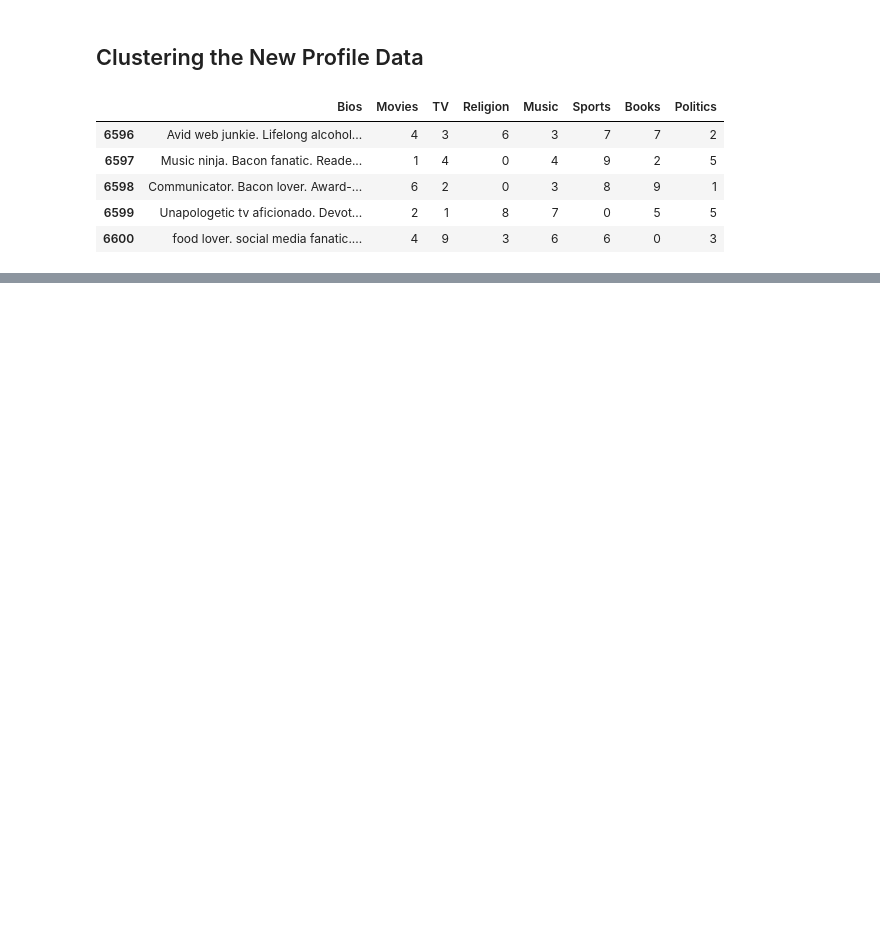
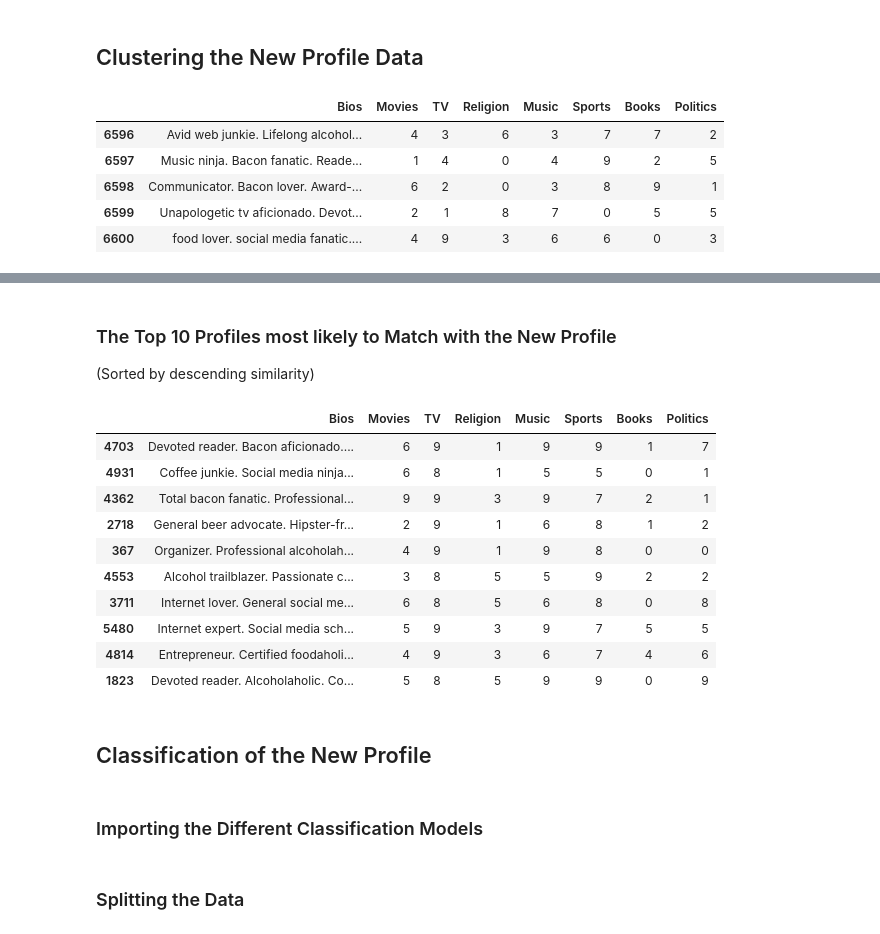
Before and after one commit to marcosan93/AI-Matchmaker, a Jupyter notebook: Adding-New-Dating-Profile.ipynb, the cells around one changed output, grey strips where cells are left out. Cells and saved outputs as stored; diff of their text form; code cells hidden in the pictures; blank space fills up the shorter version.

```diff
--- a/Adding-New-Dating-Profile.ipynb
+++ b/Adding-New-Dating-Profile.ipynb
@@ -103,0 +293,9 @@ new_cluster.tail()
+# %%
+# Fitting the vectorizer to the Bios
+cluster_x = vectorizer.fit_transform(profile_df['Bios'])
+
+# Creating a new DF that contains the vectorized words
+cluster_v = pd.DataFrame(cluster_x.toarray(), index=profile_df.index, columns=vectorizer.get_feature_names())
+
+# Joining the Vectorized DF to the previous DF
+profile_df = profile_df.join(cluster_v).drop('Bios', axis=1)
@@ -103,0 +304,30 @@ new_cluster.tail()
+# %%
+# Trasnposing the DF so that we are correlating with the index(users) and finding the correlation
+corr = profile_df.T.corr()
+
+# Finding the Top 10 similar or correlated users to the new user
+user_n = new_profile.index[0]
+
+# Creating a DF with the Top 10 most similar profiles
+top_10_sim = corr[[user_n]].sort_values(by=[user_n],axis=0, ascending=False)[1:11]
+# %% [markdown]
+### The Top 10 Profiles most likely to Match with the New Profile
+(Sorted by descending similarity)
+# %%
+raw_df.loc[top_10_sim.index]
+# %% [output]
+|  | Bios | Movies | TV | Religion | Music | Sports | Books | Politics |
+| 4703 | Devoted reader. Bacon aficionado.... | 6 | 9 | 1 | 9 | 9 | 1 | 7 |
+| 4931 | Coffee junkie. Social media ninja... | 6 | 8 | 1 | 5 | 5 | 0 | 1 |
+| 4362 | Total bacon fanatic. Professional... | 9 | 9 | 3 | 9 | 7 | 2 | 1 |
+| 2718 | General beer advocate. Hipster-fr... | 2 | 9 | 1 | 6 | 8 | 1 | 2 |
+| 367 | Organizer. Professional alcoholah... | 4 | 9 | 1 | 9 | 8 | 0 | 0 |
+| 4553 | Alcohol trailblazer. Passionate c... | 3 | 8 | 5 | 5 | 9 | 2 | 2 |
+| 3711 | Internet lover. General social me... | 6 | 8 | 5 | 6 | 8 | 0 | 8 |
+| 5480 | Internet expert. Social media sch... | 5 | 9 | 3 | 9 | 7 | 5 | 5 |
+| 4814 | Entrepreneur. Certified foodaholi... | 4 | 9 | 3 | 6 | 7 | 4 | 6 |
+| 1823 | Devoted reader. Alcoholaholic. Co... | 5 | 8 | 5 | 9 | 9 | 0 | 9 |
+# %% [markdown]
+## Classification of the New Profile
+# %% [markdown]
+### Importing the Different Classification Models
@@ -103,0 +348,2 @@ new_cluster.tail()
+# %% [markdown]
+### Splitting the Data
```
Also changed, not shown: parts of 26 cells of this notebook, 1 other file.
